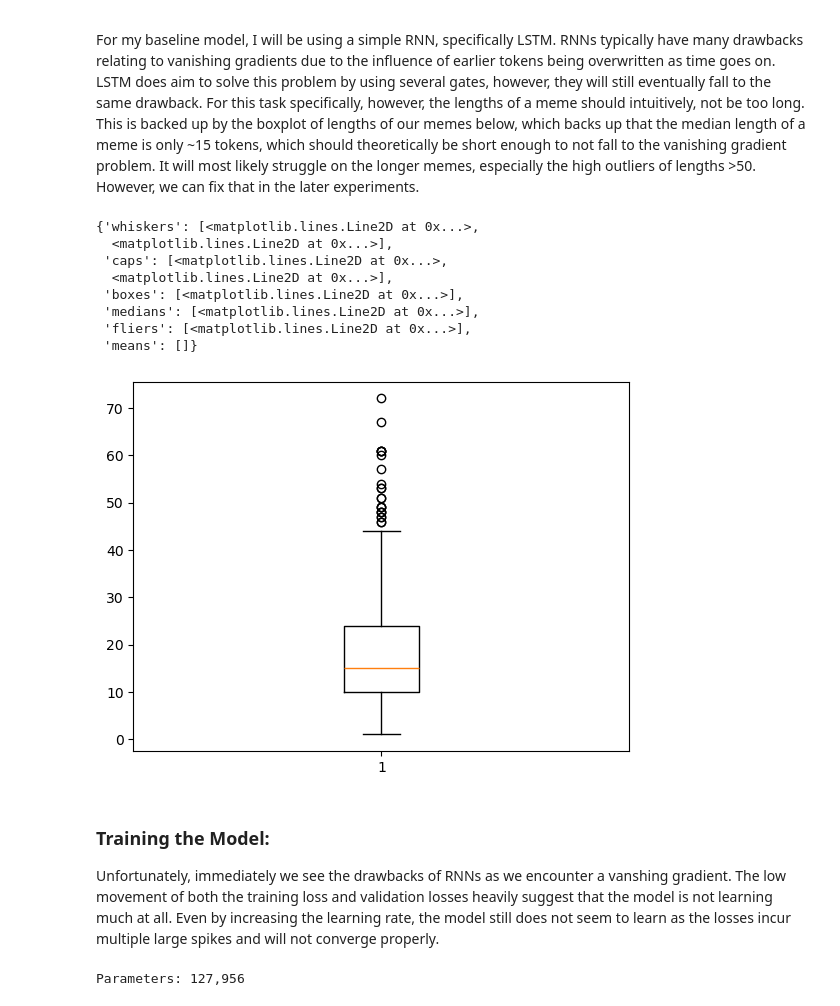
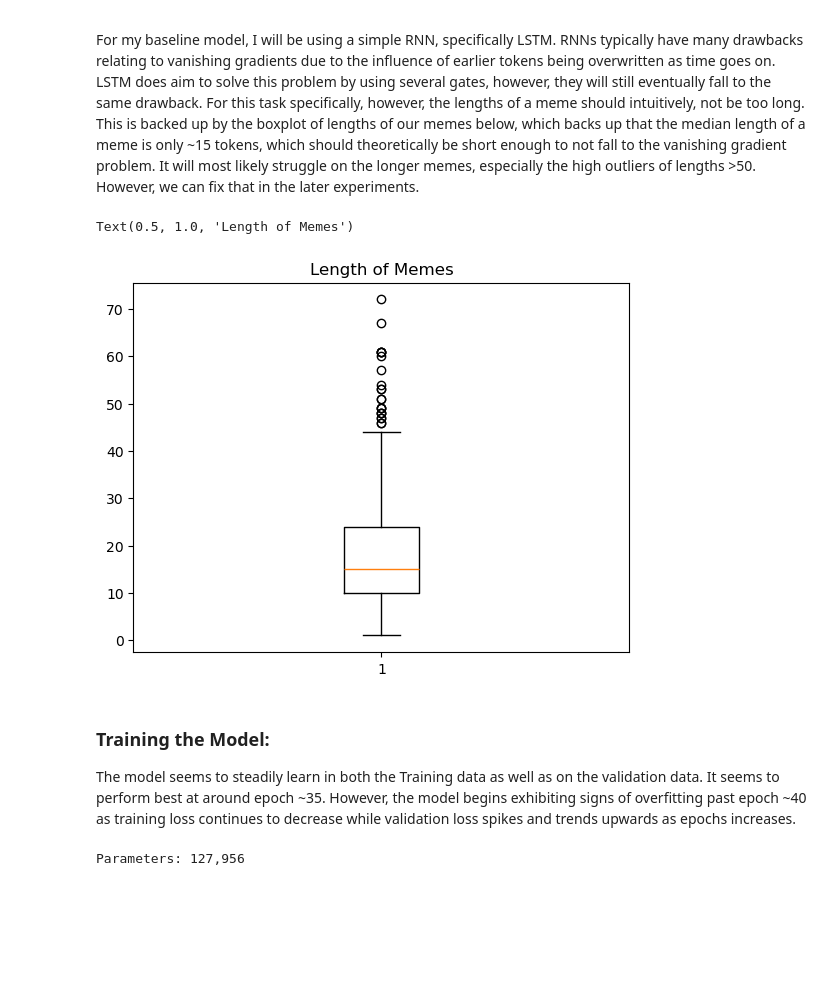
Before and after one commit to LoganJGunawan/DeepLearning2, a Jupyter notebook: main.ipynb, the cells around one changed output. Saved outputs shown, nothing was run; the diff lists cells and outputs as text; code cells hidden in the pictures; blank space fills up the shorter version.

```diff
--- a/main.ipynb
+++ b/main.ipynb
@@ -511,16 +523,10 @@ test_loader = DataLoader(test_ds, batch_size=256, shuffle=False)
 For my baseline model, I will be using a simple RNN, specifically LSTM. RNNs typically have many drawbacks relating to vanishing gradients due to the influence of earlier tokens being overwritten as time goes on. LSTM does aim to solve this problem by using several gates, however, they will still eventually fall to the same drawback. For this task specifically, however, the lengths of a meme should intuitively, not be too long. This is backed up by the boxplot of lengths of our memes below, which backs up that the median length of a meme is only ~15 tokens, which should theoretically be short enough to not fall to the vanishing gradient problem. It will most likely struggle on the longer memes, especially the high outliers of lengths >50. However, we can fix that in the later experiments.
 # %%
 plt.boxplot([len(train_token) for train_token in all_train_tokens])
+plt.title("Length of Memes")
 # %% [output]
-{'whiskers': [<matplotlib.lines.Line2D at 0x...>,
-  <matplotlib.lines.Line2D at 0x...>],
- 'caps': [<matplotlib.lines.Line2D at 0x...>,
-  <matplotlib.lines.Line2D at 0x...>],
- 'boxes': [<matplotlib.lines.Line2D at 0x...>],
- 'medians': [<matplotlib.lines.Line2D at 0x...>],
- 'fliers': [<matplotlib.lines.Line2D at 0x...>],
- 'means': []}
+Text(0.5, 1.0, 'Length of Memes')
-[figure, old version]
+[figure, new version]
 # %%
 class LSTMModel(nn.Module):
     def __init__(self, vocab_size, embed_dim, hidden_dim, num_classes):
@@ -544,7 +550,7 @@ class LSTMModel(nn.Module):
 # %% [markdown]
 ### Training the Model:
 
-Unfortunately, immediately we see the drawbacks of RNNs as we encounter a vanshing gradient. The low movement of both the training loss and validation losses heavily suggest that the model is not learning much at all. Even by increasing the learning rate, the model still does not seem to learn as the losses incur multiple large spikes and will not converge properly.
+The model seems to steadily learn in both the Training data as well as on the validation data. It seems to perform best at around epoch ~35. However, the model begins exhibiting signs of overfitting past epoch ~40 as training loss continues to decrease while validation loss spikes and trends upwards as epochs increases.
 # %%
 torch.manual_seed(67)
 rnn_model = LSTMModel(
```
Also changed, not shown: parts of 6 cells of this notebook.
